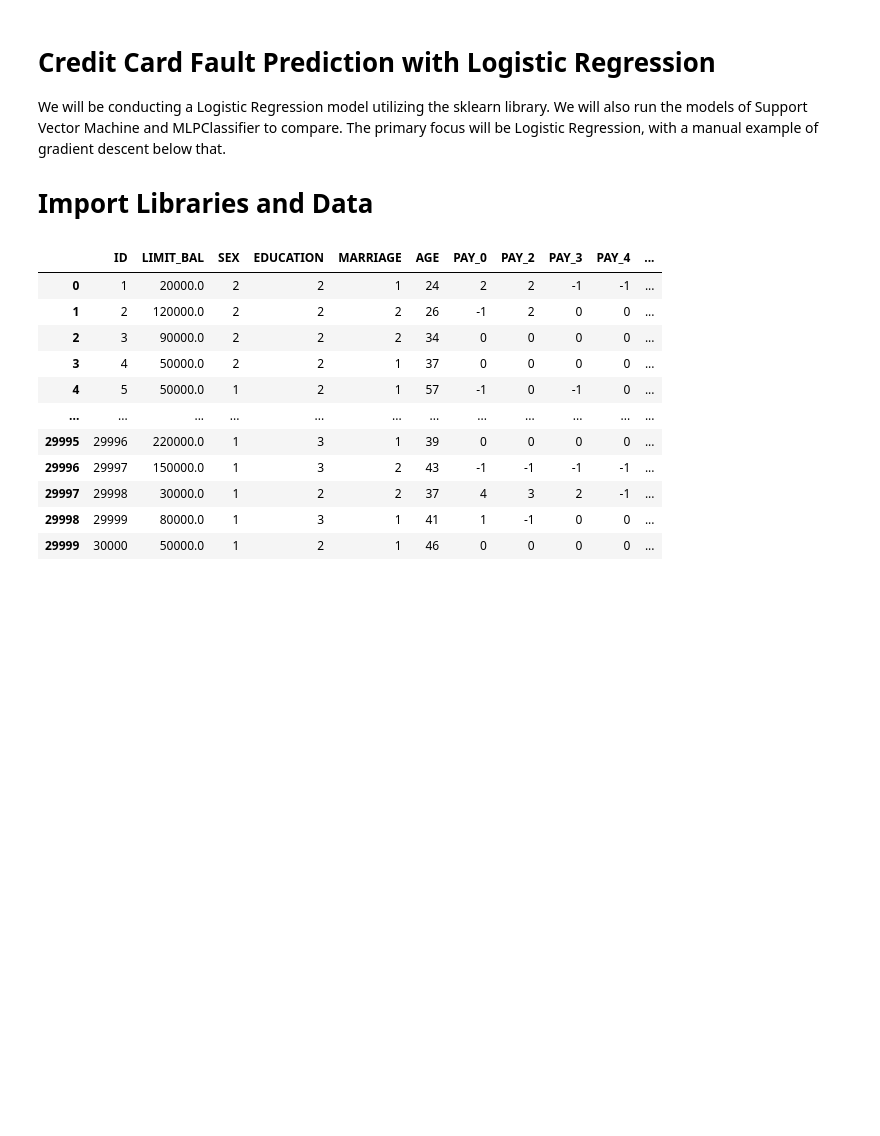
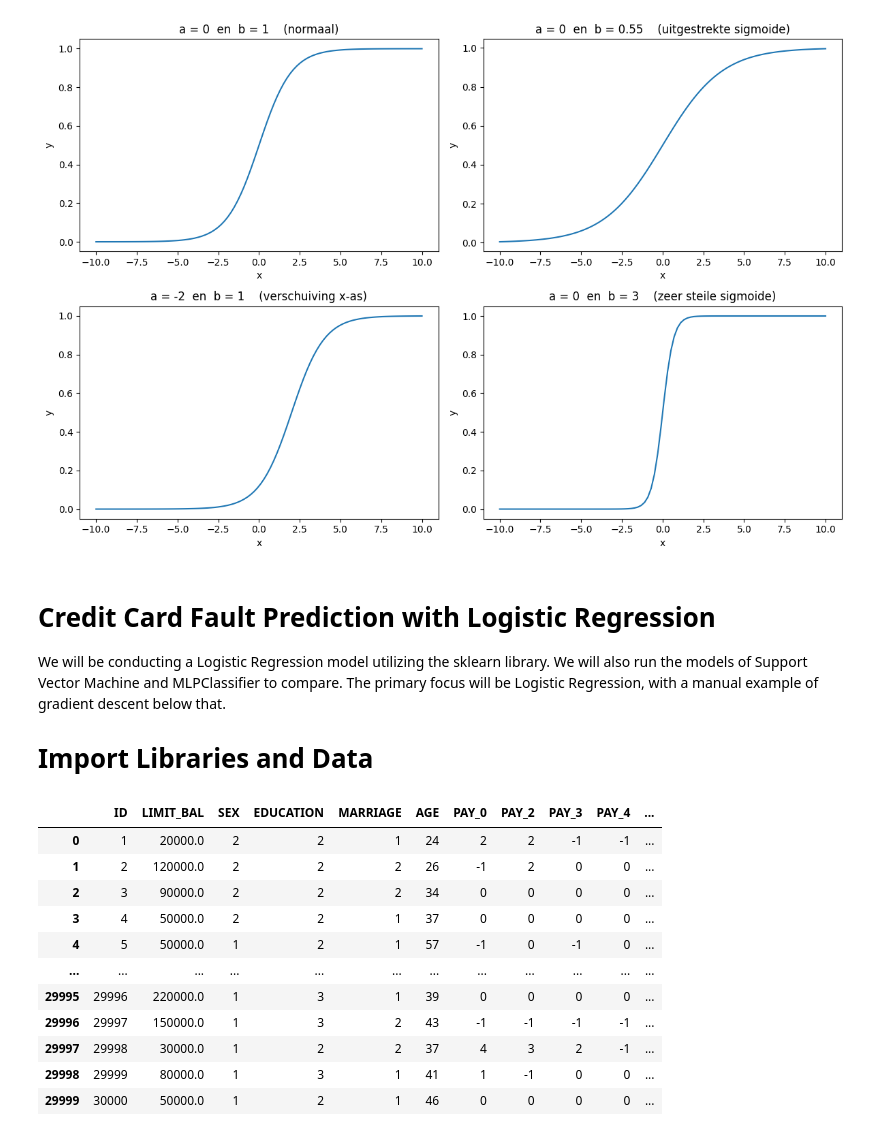
Before and after one commit to vervoortkobe/MathematicalFoundations-1ITAI1, a Jupyter notebook: presentatie/a-fool-s-complete-guide-to-logistic-regression.ipynb, the cells around one changed output. Drawn from its saved outputs; the diff is of its cells as text; code cells hidden in the pictures; blank space fills up the shorter version.

```diff
--- a/presentatie/a-fool-s-complete-guide-to-logistic-regression.ipynb
+++ b/presentatie/a-fool-s-complete-guide-to-logistic-regression.ipynb
@@ -93,3 +93,40 @@ The Logistic Regression model calculates the sigmoid curve of the Linear Regress
+# %%
+import matplotlib.pyplot as plt
+import seaborn as sns
+import math
+import pandas as pd
+import numpy as np
+
+configs = [
+    { 'a': 0,  'b': 1,    'cellx': 0, 'celly': 0, 'note': 'normaal' },
+    { 'a': -2, 'b': 1,    'cellx': 1, 'celly': 0, 'note': 'verschuiving x-as' },
+    { 'a': 0,  'b': 0.55, 'cellx': 0, 'celly': 1, 'note': 'uitgestrekte sigmoide' },
+    { 'a': 0,  'b': 3,    'cellx': 1, 'celly': 1, 'note': 'zeer steile sigmoide' }
+]
+
+def sigmoide_b0_b1(x, b0, b1):
+    return 1 / (1 + (math.e ** -(b0 + b1*x)))
+
+def adapted_sigmoid(a, b, r1, r2):
+    x_values = np.linspace(r1, r2, 100)
+    y_values = [sigmoide_b0_b1(n, a, b) for n in x_values]
+    return pd.DataFrame({ 'x': x_values, 'y': y_values })
+
+fig, axes = plt.subplots(2, 2, figsize=(12, 8))
+
+def plot(i):
+    df = adapted_sigmoid(configs[i]['a'], configs[i]['b'], -10, 10)
+    axis = axes[configs[i]['cellx']][configs[i]['celly']]
+    axis.set_title(f'a = {configs[i]['a']}  en  b = {configs[i]['b']}    ({configs[i]['note']})')
+    sns.lineplot(data=df, x="x", y="y", ax=axis)
+
+for i in range(0, 4):
+    plot(i)
+
+plt.tight_layout()
+plt.show()
+# %% [output]
+[figure, added]
 # %% [markdown]
 # Credit Card Fault Prediction with Logistic Regression
 
```
Also changed, not shown: 2 other files.
